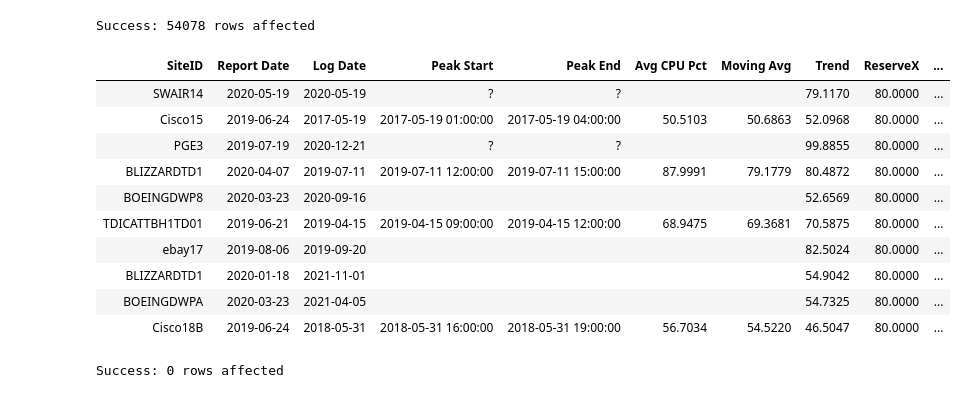
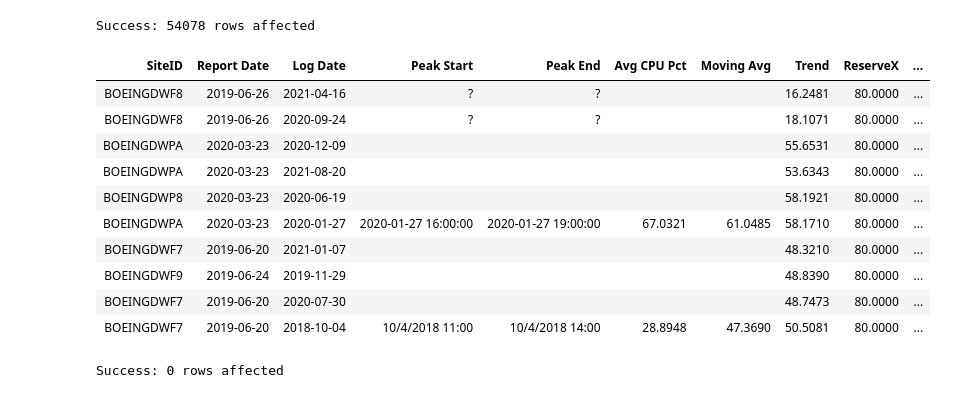
Before and after one commit to tdcoa/sql, a Jupyter notebook: datamodel/Level1.ipynb, the cells around one changed output. Saved outputs shown, nothing was run; the diff lists cells and outputs as text; code cells hidden in the pictures.

Commit message:
updates to level1 model

```diff
--- a/datamodel/Level1.ipynb
+++ b/datamodel/Level1.ipynb
@@ -61,19 +60,21 @@ Select * from ADLSTE_WestComm.Consumption_CPU_Forecast_V2;
 # %% [output]
 Success: 54078 rows affected
 # %%
-Select top 10 * from adlste_coa.coa_dat_level1_CPU_Forecast
+Select top 10 *
+from adlste_coa.coa_dat_level1_CPU_Forecast
+where siteid like 'BOEING%'
 # %% [output]
 | SiteID | Report Date | Log Date | Peak Start | Peak End | Avg CPU Pct | Moving Avg | Trend | ReserveX | ... |
-| SWAIR14 | 2020-05-19 | 2020-05-19 | ? | ? |  |  | 79.1170 | 80.0000 | ... |
-| Cisco15 | 2019-06-24 | 2017-05-19 | 2017-05-19 01:00:00 | 2017-05-19 04:00:00 | 50.5103 | 50.6863 | 52.0968 | 80.0000 | ... |
-| PGE3 | 2019-07-19 | 2020-12-21 | ? | ? |  |  | 99.8855 | 80.0000 | ... |
-| BLIZZARDTD1 | 2020-04-07 | 2019-07-11 | 2019-07-11 12:00:00 | 2019-07-11 15:00:00 | 87.9991 | 79.1779 | 80.4872 | 80.0000 | ... |
-| BOEINGDWP8 | 2020-03-23 | 2020-09-16 |  |  |  |  | 52.6569 | 80.0000 | ... |
-| TDICATTBH1TD01 | 2019-06-21 | 2019-04-15 | 2019-04-15 09:00:00 | 2019-04-15 12:00:00 | 68.9475 | 69.3681 | 70.5875 | 80.0000 | ... |
-| ebay17 | 2019-08-06 | 2019-09-20 |  |  |  |  | 82.5024 | 80.0000 | ... |
-| BLIZZARDTD1 | 2020-01-18 | 2021-11-01 |  |  |  |  | 54.9042 | 80.0000 | ... |
-| BOEINGDWPA | 2020-03-23 | 2021-04-05 |  |  |  |  | 54.7325 | 80.0000 | ... |
-| Cisco18B | 2019-06-24 | 2018-05-31 | 2018-05-31 16:00:00 | 2018-05-31 19:00:00 | 56.7034 | 54.5220 | 46.5047 | 80.0000 | ... |
+| BOEINGDWF8 | 2019-06-26 | 2021-04-16 | ? | ? |  |  | 16.2481 | 80.0000 | ... |
+| BOEINGDWF8 | 2019-06-26 | 2020-09-24 | ? | ? |  |  | 18.1071 | 80.0000 | ... |
+| BOEINGDWPA | 2020-03-23 | 2020-12-09 |  |  |  |  | 55.6531 | 80.0000 | ... |
+| BOEINGDWPA | 2020-03-23 | 2021-08-20 |  |  |  |  | 53.6343 | 80.0000 | ... |
+| BOEINGDWP8 | 2020-03-23 | 2020-06-19 |  |  |  |  | 58.1921 | 80.0000 | ... |
+| BOEINGDWPA | 2020-03-23 | 2020-01-27 | 2020-01-27 16:00:00 | 2020-01-27 19:00:00 | 67.0321 | 61.0485 | 58.1710 | 80.0000 | ... |
+| BOEINGDWF7 | 2019-06-20 | 2021-01-07 |  |  |  |  | 48.3210 | 80.0000 | ... |
+| BOEINGDWF9 | 2019-06-24 | 2019-11-29 |  |  |  |  | 48.8390 | 80.0000 | ... |
+| BOEINGDWF7 | 2019-06-20 | 2020-07-30 |  |  |  |  | 48.7473 | 80.0000 | ... |
+| BOEINGDWF7 | 2019-06-20 | 2018-10-04 | 10/4/2018 11:00 | 10/4/2018 14:00 | 28.8948 | 47.3690 | 50.5081 | 80.0000 | ... |
 # %%
 REPLACE PROCEDURE adlste_coa.sp_dat_level1_CPU_Forecast ( fileset_version VARCHAR(128) )
 /* previously: adlste_westcomm.consumption_cpu_forecast_sp  */
```
Also changed, not shown: parts of 5 cells of this notebook.
